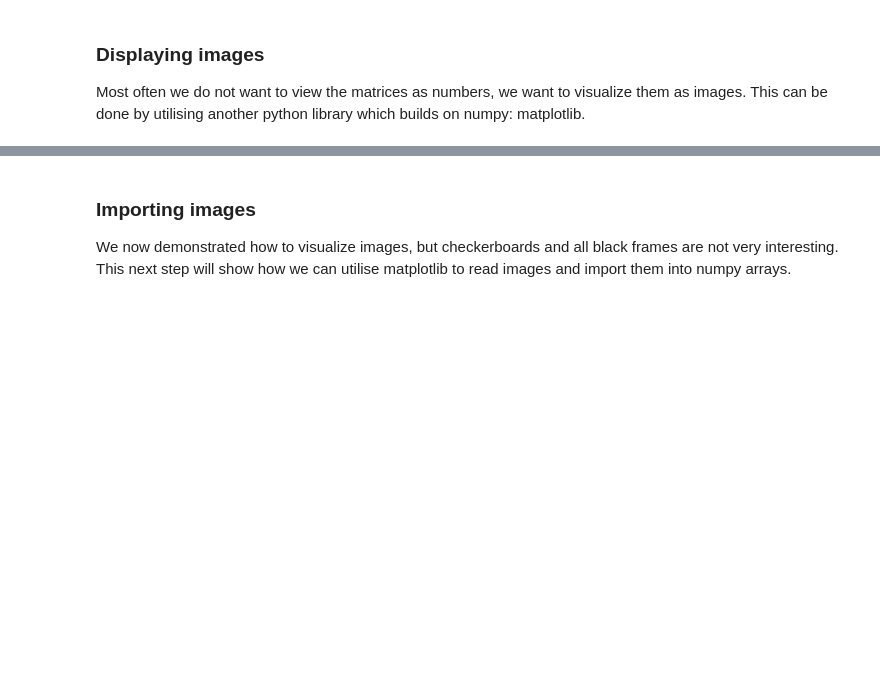
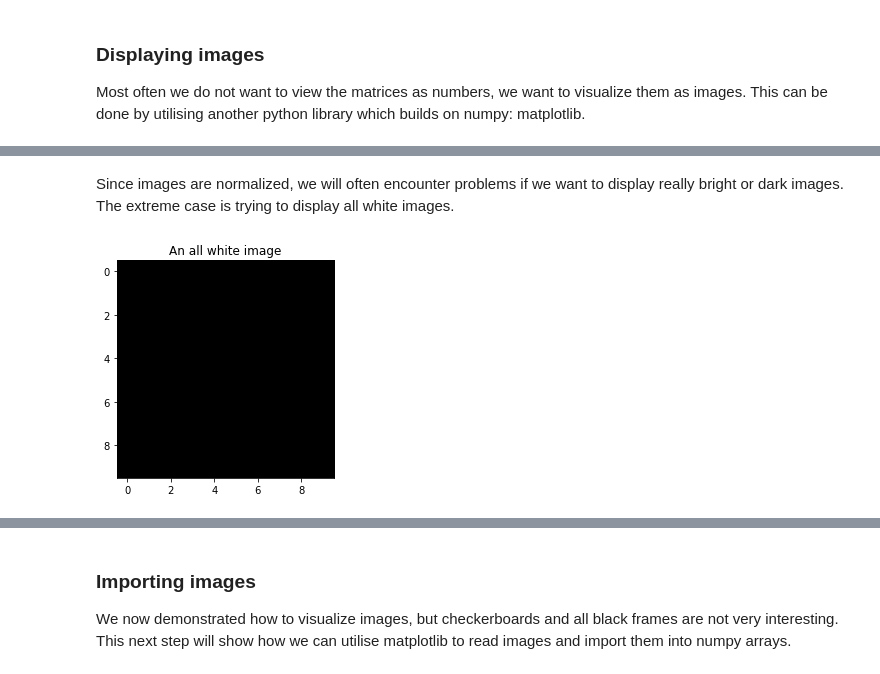
Before and after one commit to ErlingLie/TDT4195-Material, a Jupyter notebook: Introduction_to_programming_tools.ipynb, the cells around one changed output, grey strips where cells are left out. Drawn from its saved outputs; the diff is of its cells as text; code cells hidden in the pictures; blank space fills up the shorter version.

Commit message:
More information on image display

```diff
--- a/Introduction_to_programming_tools.ipynb
+++ b/Introduction_to_programming_tools.ipynb
@@ -55,0 +78,9 @@ plt.show()
+# %% [markdown]
+Since images are normalized, we will often encounter problems if we want to display really bright or dark images. The extreme case is trying to display all white images.
+# %%
+all_white = np.array([[255 for i in range(10)] for j in range(10)], dtype = np.uint8)
+plt.title("An all white image")
+plt.imshow(all_white, cmap = "gray")
+plt.show()
+# %% [output]
+[figure, added]
```
Also changed, not shown: parts of 8 cells of this notebook.
